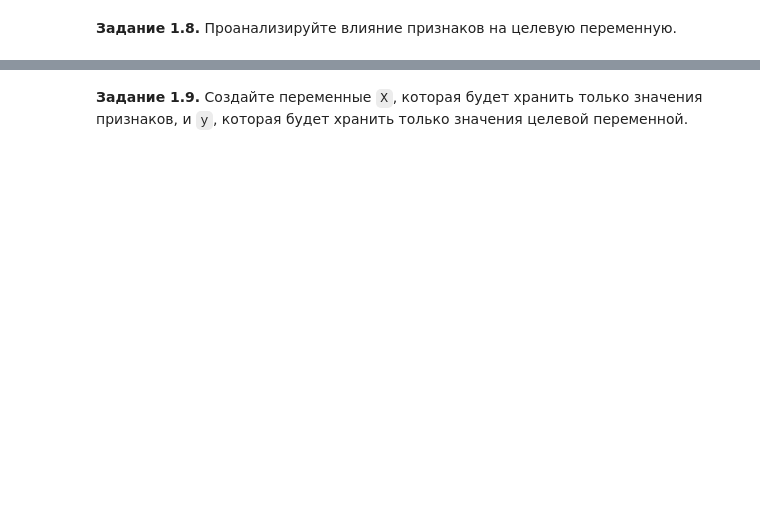
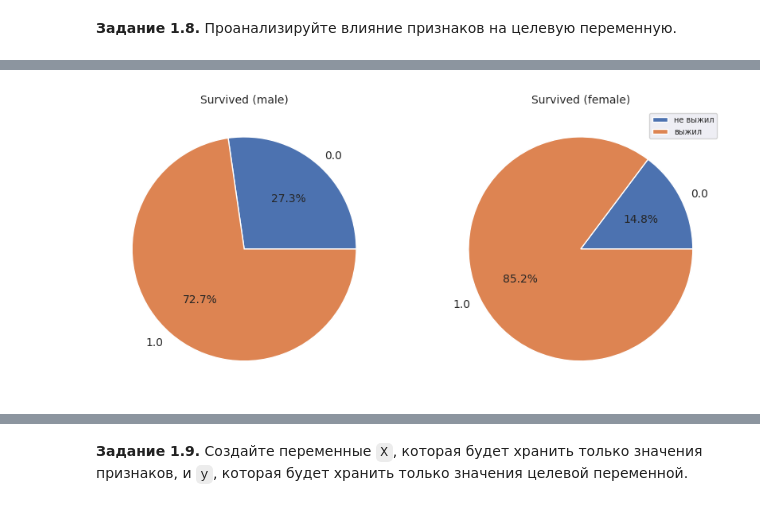
Before and after one commit to RedkinDenis/DeepLearning, a Jupyter notebook: week_01_ml_intro/Homework/hw_1_game_of_thrones.ipynb, the cells around one changed output, grey strips where cells are left out. Cells and saved outputs as stored; diff of their text form; code cells hidden in the pictures; blank space fills up the shorter version.

```diff
--- a/week_01_ml_intro/Homework/hw_1_game_of_thrones.ipynb
+++ b/week_01_ml_intro/Homework/hw_1_game_of_thrones.ipynb
@@ -324,0 +341,18 @@ plt.show()
+# %%
+# female - 0, male - 1
+data_1 = data[data['male']== 1]['isAlive'].value_counts().sort_values()
+data_2 = data[data['male']== 0]['isAlive'].value_counts().sort_values()
+
+fig, (ax1, ax2) = plt.subplots(1, 2, figsize=(10, 8))
+
+ax1.pie(data_1.values, labels=data_1.index, autopct='%1.1f%%', textprops={'fontsize': 10})
+ax2.pie(data_2.values, labels=data_2.index, autopct='%1.1f%%', textprops={'fontsize': 10})
+
+ax1.set_title('Survived (male)', fontsize=10)
+ax2.set_title('Survived (female)', fontsize=10)
+
+plt.legend(['не выжил', 'выжил'], fontsize=7)
+
+plt.show()
+# %% [output]
+[figure, added]
```
Also changed, not shown: parts of 31 cells of this notebook.
